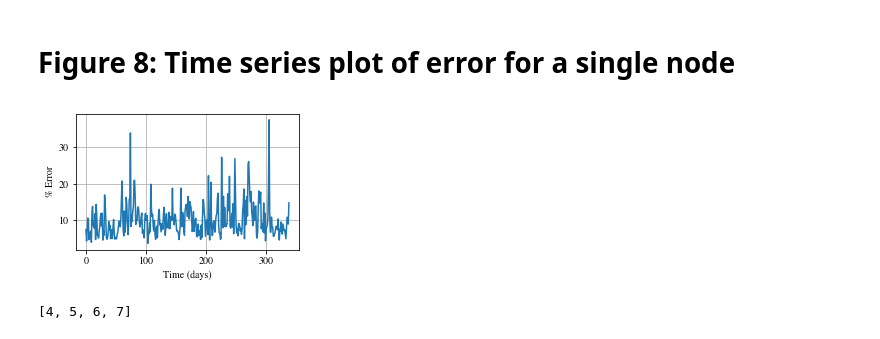
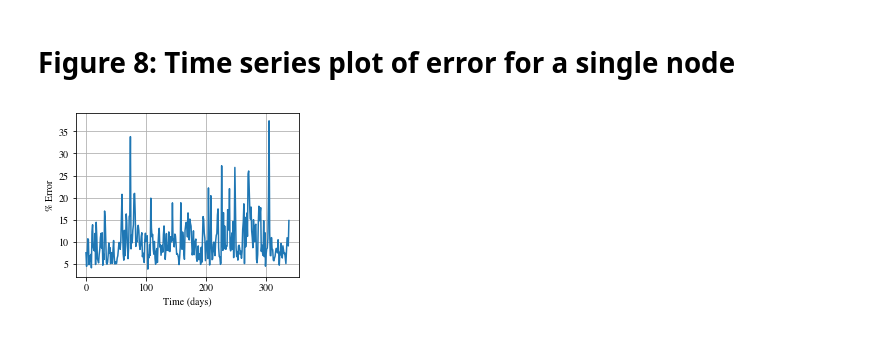
Before and after one commit to celmore25/neural_net_predictions, a Jupyter notebook: data_vis/graph_generator.ipynb, the cells around one changed output. Saved outputs shown, nothing was run; the diff lists cells and outputs as text; code cells hidden in the pictures.

```diff
--- a/data_vis/graph_generator.ipynb
+++ b/data_vis/graph_generator.ipynb
@@ -273,34 +273,28 @@ Single Node STD 5.41
 # %%
 # scrape data
 path = '../long_run/single_log.txt'
 inp_days = 340
 locs = 1
 results = get_results(path,inp_days,verbose = False)
 node_results = []
 for i in range(inp_days):
     for key, value in results[i].items():
         if value < 100:
             node_results.append(value)
 
 # plotting
-fig,ax = plt.subplots(figsize = (4,2.5))
+fig,ax = plt.subplots(figsize = (4,3))
 ax.plot(node_results)
 # ax.set_xlim(0,40)
 ax.grid(True)
 ax.set_xlabel('Time (days)')
 ax.set_ylabel('% Error')
 
 # saving
 strFile = "../tex_writing/fig_8.png"
 if os.path.isfile(strFile):
     os.remove(strFile)
 plt.savefig(strFile,format = 'png',dpi = 600,bbox_inches = 'tight')
 plt.show()
 # %% [output]
-[figure, old version]
+[figure, new version]
-# %%
-A = [1,2,3,4,5,6,7]
-B = A[:len(A)//2]
-C = A[len(A)//2:]
-# %% [output]
-[4, 5, 6, 7]
```
Also changed, not shown: parts of 5 cells of this notebook, 10 other files.
